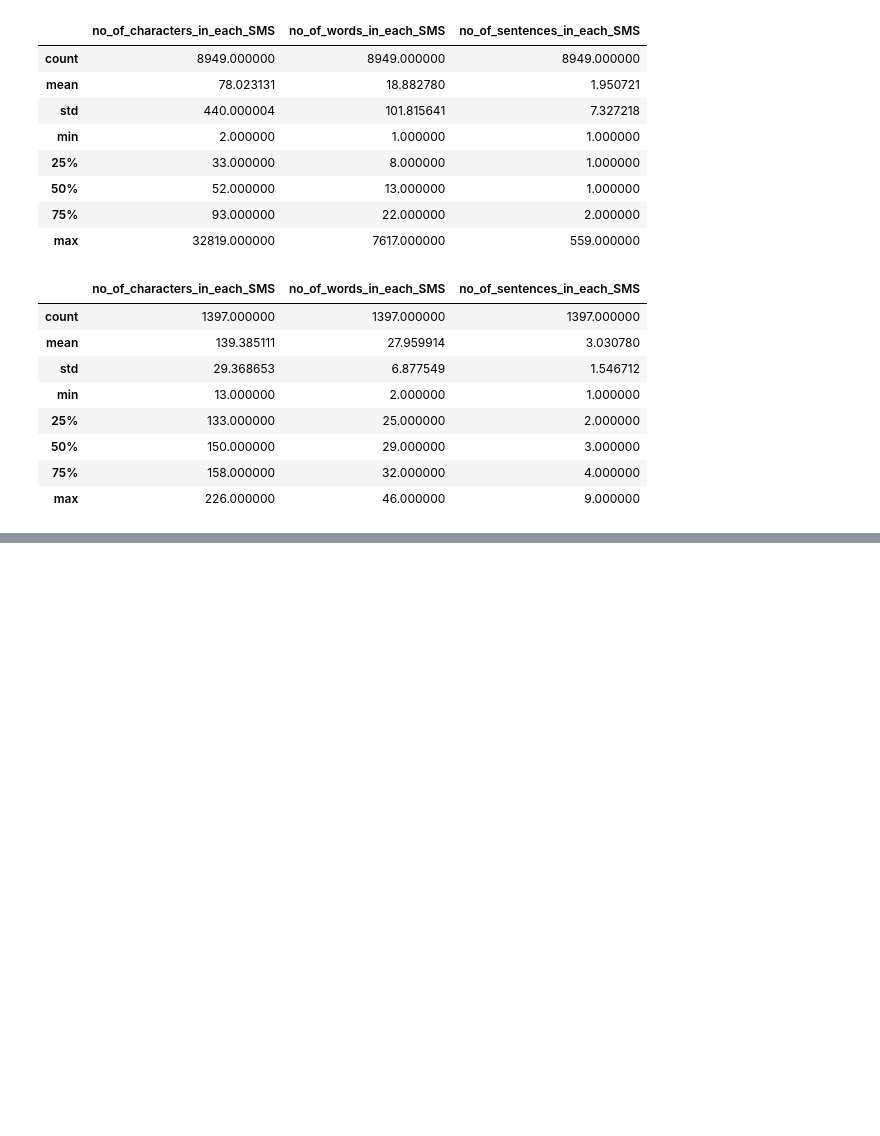
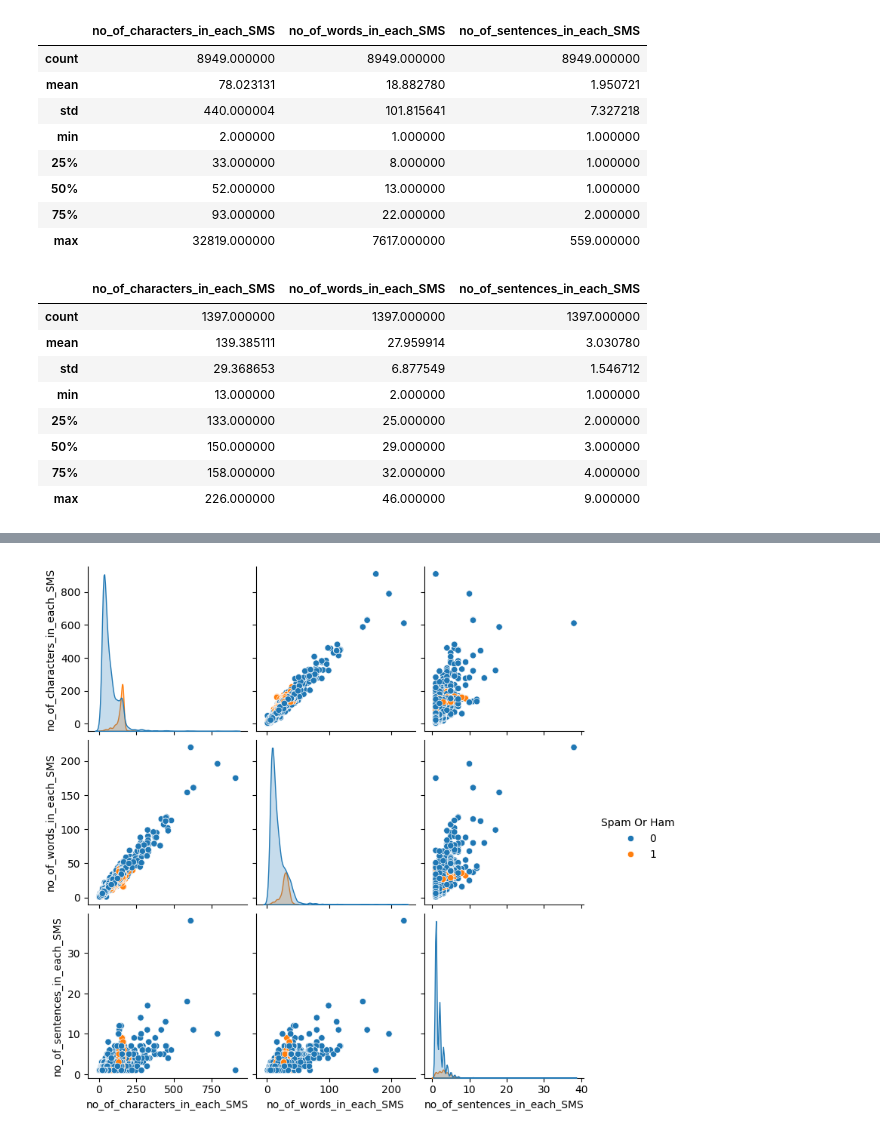
Before and after one commit to gautamsudip/email-sms_spam_detection, a Jupyter notebook: email_sms_spam_detection.ipynb, the cells around one changed output, grey strips where cells are left out. Saved outputs shown, nothing was run; the diff lists cells and outputs as text; code cells hidden in the pictures; blank space fills up the shorter version.

```diff
--- a/email_sms_spam_detection.ipynb
+++ b/email_sms_spam_detection.ipynb
@@ -284,0 +308,10 @@ sms_dataframe[sms_dataframe['Spam Or Ham'] == 1 ] [['no_of_characters_in_each_SM
+# %%
+# relation between each columns with each others
+# Subset the first 5,000 data points from the dataframe
+subset_dataframe = sms_dataframe.head(10000)
+# Create a pairplot for the subset data with 'Spam Or Ham' as hue
+sns.pairplot(subset_dataframe, hue='Spam Or Ham')
+# Display the plot
+plt.show()
+# %% [output]
+[figure, added]
```
Also changed, not shown: parts of 22 cells of this notebook.
